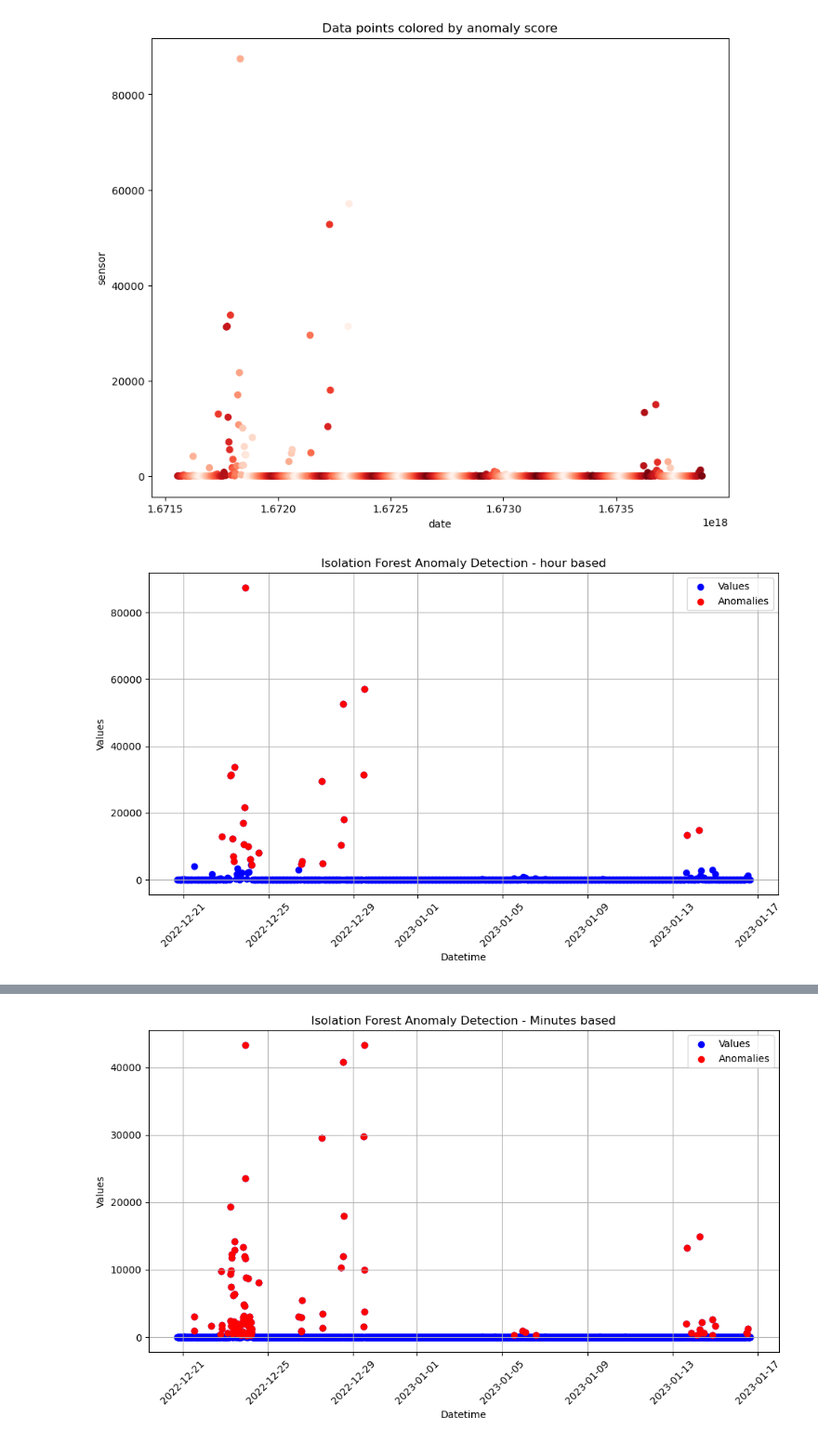
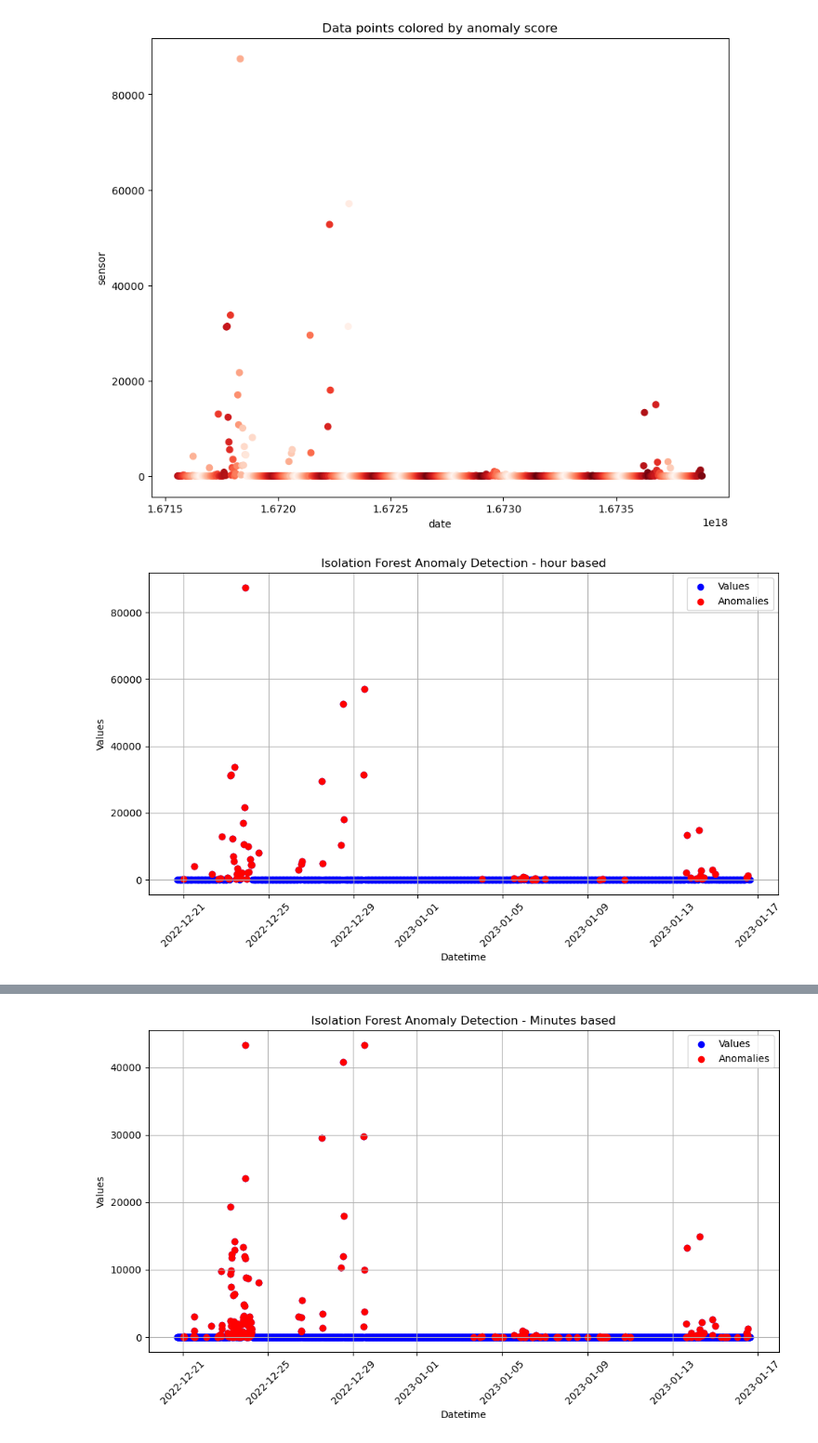
Before and after one commit to AsifTanvir/SEAD-analysis, a Jupyter notebook: Sam_data_analysis.ipynb, the cells around one changed output, grey strips where cells are left out. Shown at 93% size. Cells and saved outputs as stored; diff of their text form; code cells hidden in the pictures.

Commit message:
Applied isolation forest and OCSVM for the office data. Stored them in csv files. Preprocessed the data also.

```diff
--- a/Sam_data_analysis.ipynb
+++ b/Sam_data_analysis.ipynb
@@ -219,7 +219,7 @@ df_hourly['date'] = pd.to_datetime(df_hourly['date'])
 values = df_hourly[['Value']]  # Selecting the 'values' column as input for the model
 
 # Initialize and fit the IsolationForest model
-model = IsolationForest(contamination=0.04, random_state=42)
+model = IsolationForest( random_state=42)
 df_hourly['anomaly'] = model.fit_predict(values)
 
 # Isolation Forest outputs:
@@ -228,6 +228,7 @@ df_hourly['anomaly'] = model.fit_predict(values)
 
 # Filter the anomalies
 anomalies = df_hourly[df_hourly['anomaly'] == -1]
+regular = df_hourly[df_hourly['anomaly'] == 1]
 # print(df)
 
 # Plot the results
@@ -251,6 +252,7 @@ count_anomaly_h = (df_hourly['anomaly'] == -1).sum()
 # Calculate the percentage of values equal to -1
 percentage_h = (count_anomaly_h / len(df_hourly)) * 100
 print(f"Total anomalies: {count_anomaly_h}, Percentage of anomalous values: {percentage_h}%")
+print(regular)
 
 # anomalies by minutes
 df_minute['date'] = pd.to_datetime(df_minute['date'])
@@ -262,32 +264,33 @@ df_minute['anomaly'] = model.fit_predict(values_m)
 
 # Isolation Forest outputs:
 # -1 for anomalies
 #  1 for normal data points
 
 # Filter the anomalies
 anomalies_m = df_minute[df_minute['anomaly'] == -1]
+regular_m = df_minute[df_minute['anomaly'] == 1]
 # print(df)
 
 # Plot the results
 plt.figure(figsize=(10, 6))
 plt.scatter(df_minute['date'], df_minute['Value'], label='Values', color='blue')
 plt.scatter(anomalies_m['date'], anomalies_m['Value'], color='red', label='Anomalies', marker='o')
 plt.title('Isolation Forest Anomaly Detection - Minutes based')
 plt.xlabel('Datetime')
 plt.ylabel('Values')
 plt.legend()
 plt.xticks(rotation=45)
 plt.grid(True)
 plt.tight_layout()
 plt.show()
 
 # Print the anomalies detected
-print(anomalies_m)
+print(regular_m)
 # Calculate the percentage of values equal to -1
 count_anomaly_m = (df_minute['anomaly'] == -1).sum()
 
 # Calculate the percentage of values equal to -1
 percentage_m = (count_anomaly_m / len(df_minute)) * 100
 print(f"Total anomalies: {count_anomaly_m}, Percentage of anomalous values: {percentage_m}%")
 # %% [output]
-[figure, old version]
+[figure, new version]
@@ -295 +312 @@ Total anomalies: 26, Percentage of anomalous values: 4.01854714064915%
-[figure, old version]
+[figure, new version]
```
Also changed, not shown: parts of 2 cells of this notebook, 6 other files.
